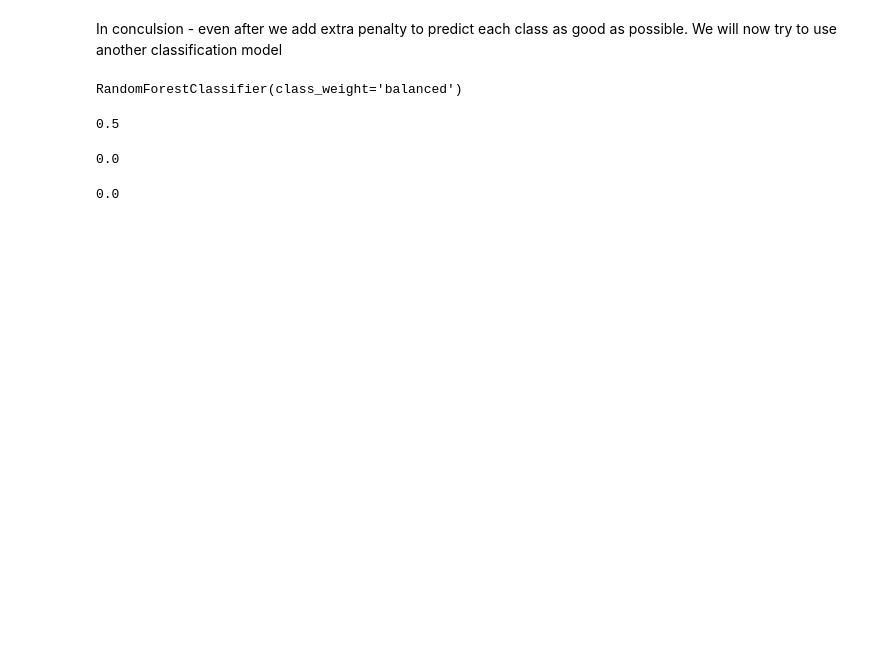
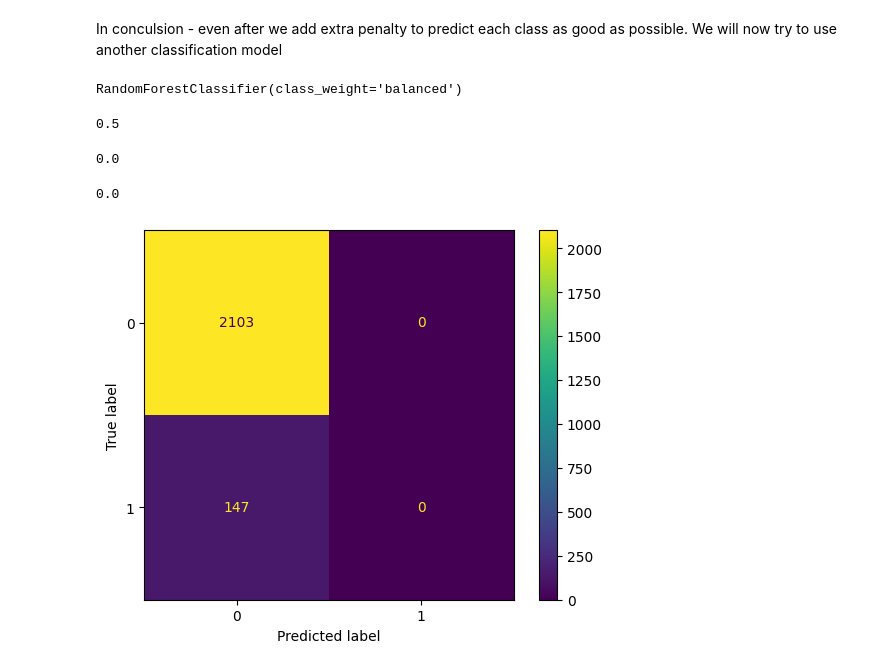
Before and after one commit to leta199/Fraud-Detection, a Jupyter notebook: modelling /Fraud detection.ipynb, the cells around one changed output. Saved outputs shown, nothing was run; the diff lists cells and outputs as text; code cells hidden in the pictures; blank space fills up the shorter version.

```diff
--- a/modelling /Fraud detection.ipynb
+++ b/modelling /Fraud detection.ipynb
@@ -272,3 +272,12 @@ precision_score(y_test, y_pred_rando)
 recall_score(y_test, y_pred_rando)
 # %% [output]
 0.0
+# %%
+confusion_matrix_rando = ConfusionMatrixDisplay.from_predictions(
+    y_test,
+    y_pred_rando
+)
+confusion_matrix.ax_.set_title("Confusion Matrix")
+plt.show()
+# %% [output]
+[figure, added]
```
Also changed, not shown: parts of 5 cells of this notebook.
